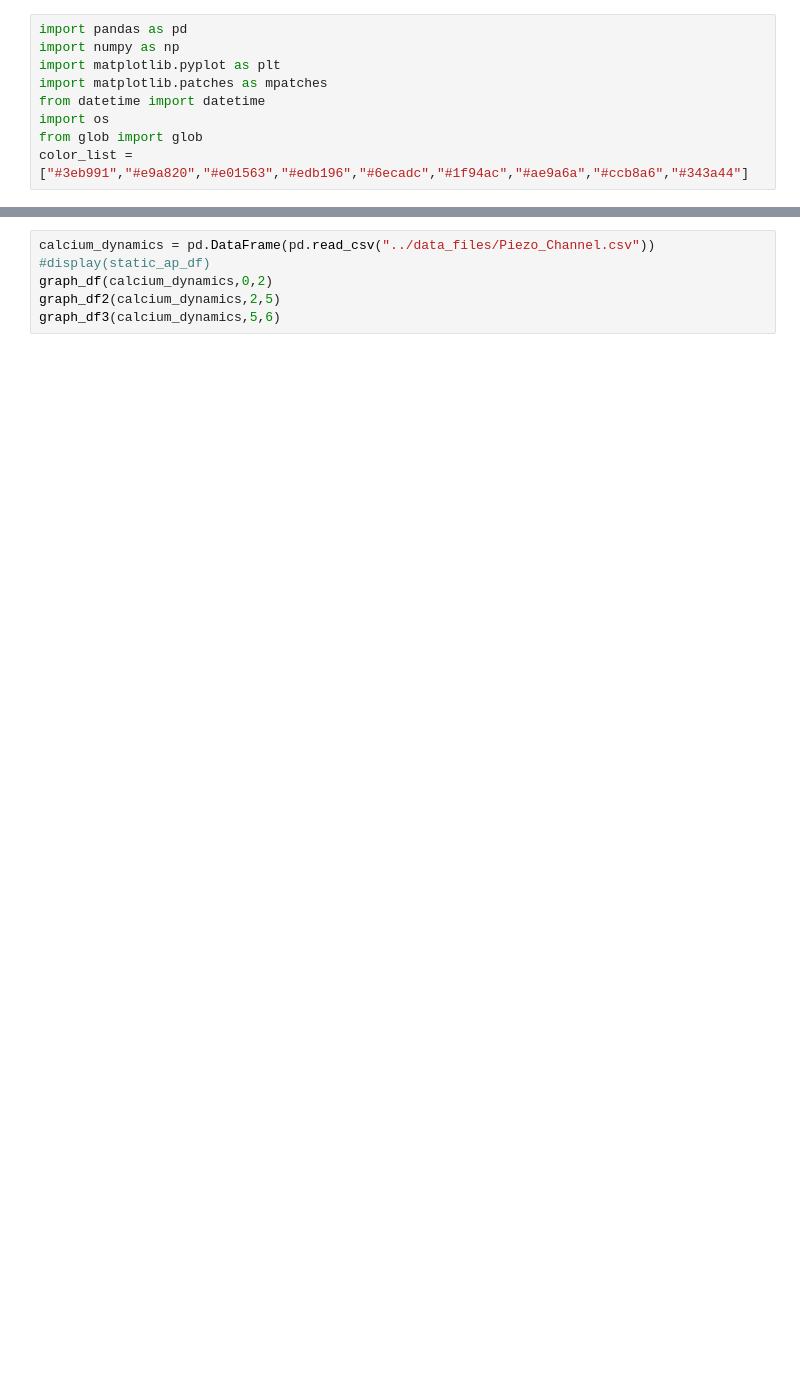
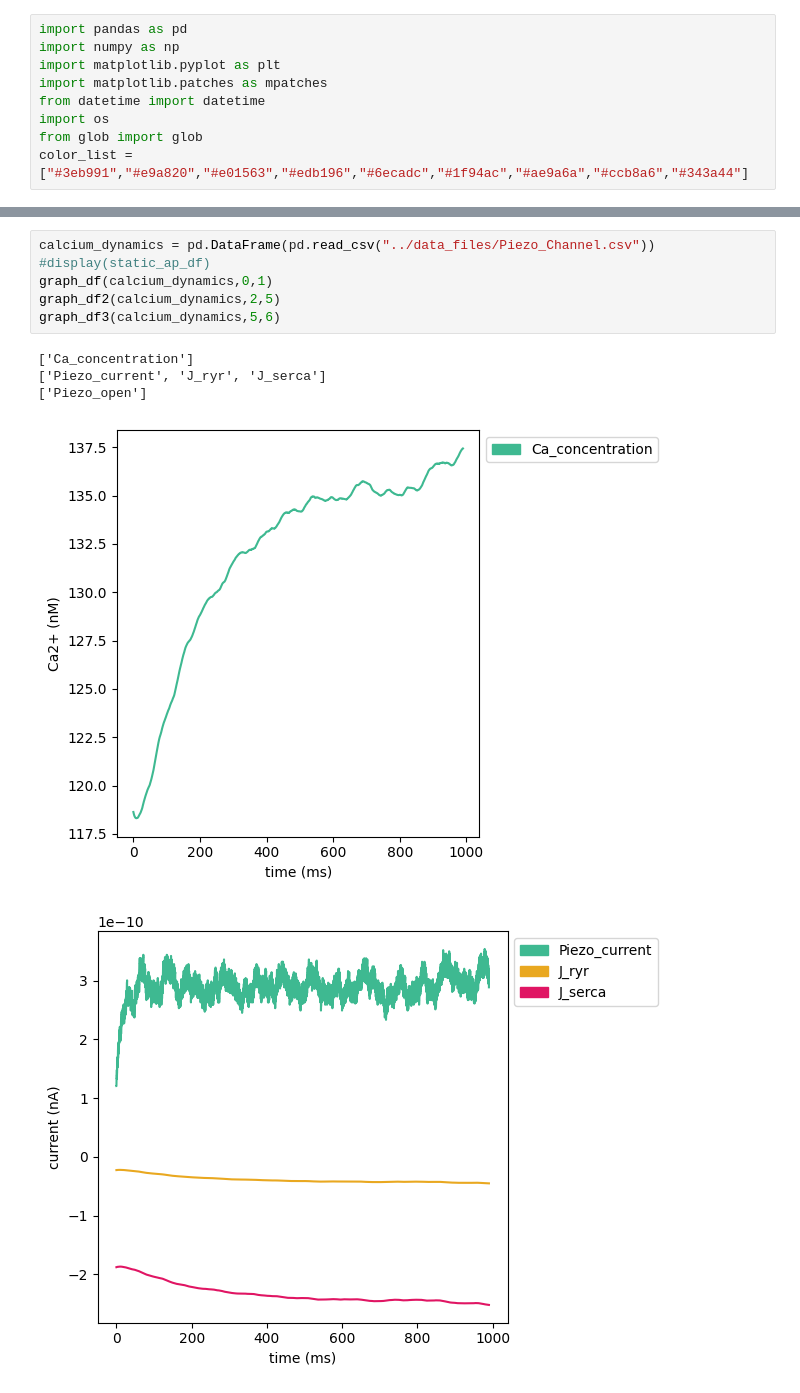
Before and after one commit to apapangelapeng/Neuron-Model, a Jupyter notebook: python_code/Piezo_Channel.ipynb, the cells around one changed output, grey strips where cells are left out. Cells and saved outputs as stored; diff of their text form; blank space fills up the shorter version.

```diff
--- a/python_code/Piezo_Channel.ipynb
+++ b/python_code/Piezo_Channel.ipynb
@@ -91,6 +92,12 @@ def graph_df3(data_frame:pd.DataFrame,begin_index=0,end_index=None):
 # %%
 calcium_dynamics = pd.DataFrame(pd.read_csv("../data_files/Piezo_Channel.csv"))
 #display(static_ap_df)
-graph_df(calcium_dynamics,0,2)
+graph_df(calcium_dynamics,0,1)
 graph_df2(calcium_dynamics,2,5)
 graph_df3(calcium_dynamics,5,6)
+# %% [output]
+['Ca_concentration']
+['Piezo_current', 'J_ryr', 'J_serca']
+['Piezo_open']
+[figure, added]
+[figure, added]
```
Also changed, not shown: parts of 8 cells of this notebook, 1 other file.
